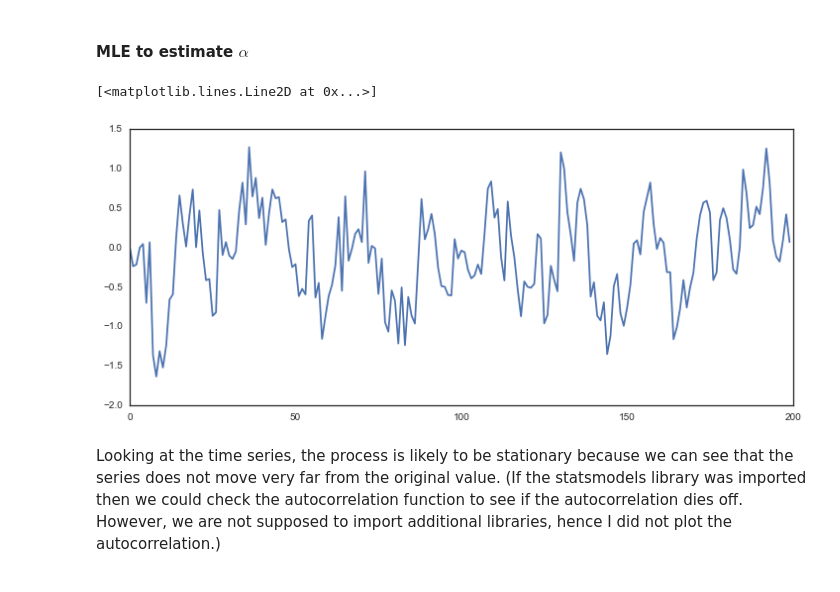
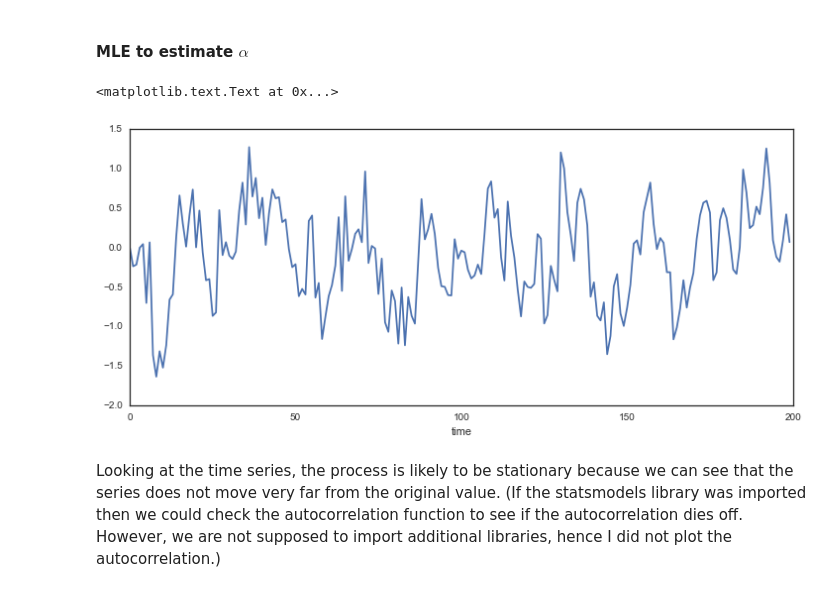
Before and after one commit to hanqingxu93/2016, a Jupyter notebook: Homework/AM207_JOSHUAMEI_HW4.ipynb, the cells around one changed output. Cells and saved outputs as stored; diff of their text form; code cells hidden in the pictures.

```diff
--- a/Homework/AM207_JOSHUAMEI_HW4.ipynb
+++ b/Homework/AM207_JOSHUAMEI_HW4.ipynb
@@ -740,9 +734,10 @@ y=np.array([0.00000000e+00,  -2.41884381e-01,  -2.19815584e-01, -5.92654275e-03,
 # %%
 plt.figure(figsize=[12,5])
 plt.plot(y)
+plt.xlabel('time')
 # %% [output]
-[<matplotlib.lines.Line2D at 0x...>]
+<matplotlib.text.Text at 0x...>
-[figure, old version]
+[figure, new version]
 # %% [markdown]
 Looking at the time series, the process is likely to be stationary because we can see that the series does not move very far from the original value. (If the statsmodels library was imported then we could check the autocorrelation function to see if the autocorrelation dies off. However, we are not supposed to import additional libraries, hence I did not plot the autocorrelation.)
 # %% [markdown]
```
Also changed, not shown: parts of 24 cells of this notebook.
